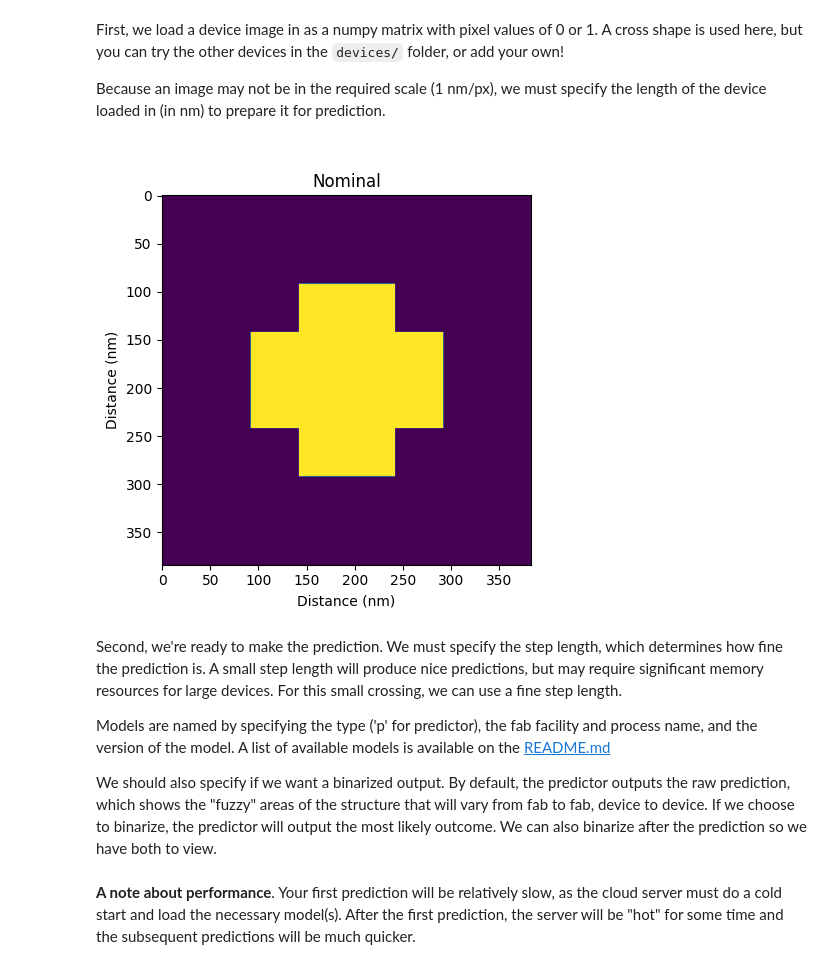
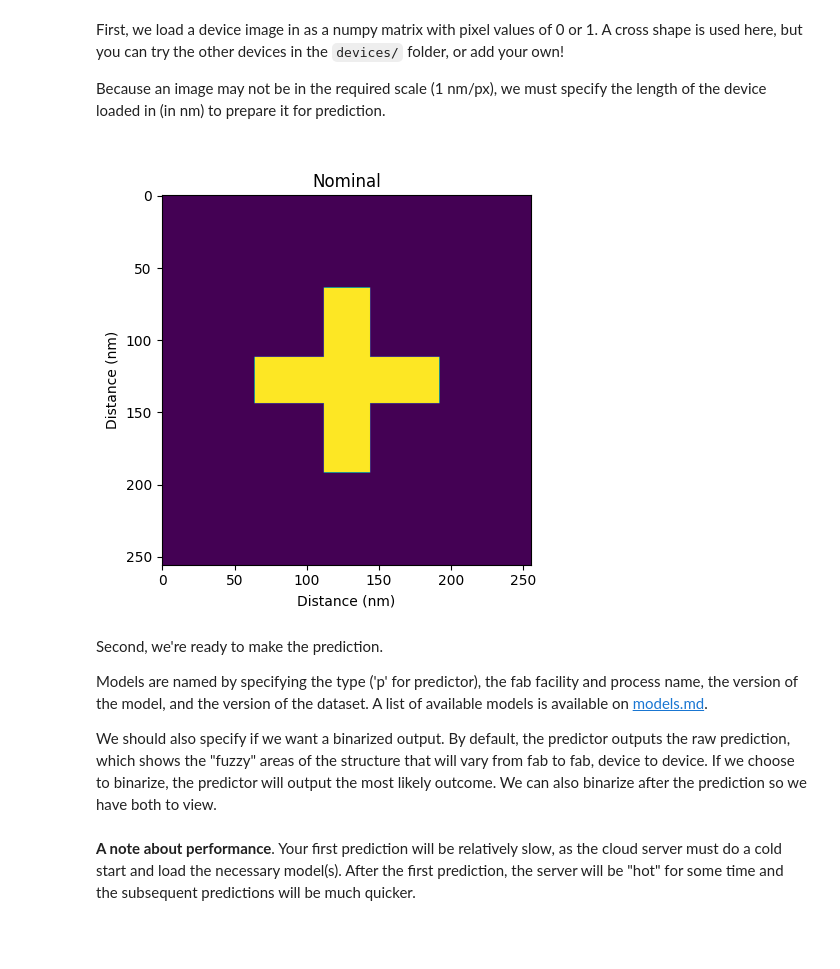
Before and after one commit to PreFab-Photonics/PreFab, a Jupyter notebook: examples/example_prediction.ipynb, the cells around one changed output. Saved outputs shown, nothing was run; the diff lists cells and outputs as text; code cells hidden in the pictures; blank space fills up the shorter version.

```diff
--- a/examples/example_prediction.ipynb
+++ b/examples/example_prediction.ipynb
@@ -11,21 +11,21 @@ First, we load a device image in as a numpy matrix with pixel values of 0 or 1.
 
 Because an image may not be in the required scale (1 nm/px), we must specify the length of the device loaded in (in nm) to prepare it for prediction.
 # %%
-DEVICE_LENGTH = 200
-device = pf.load_device_img(path='../devices/cross_64x128_256x256.png',
+DEVICE_LENGTH = 256
+device = pf.load_device_img(path='../devices/cross_32x128_256x256.png',
                             device_length=DEVICE_LENGTH)
 
 plt.imshow(device)
 plt.title('\nNominal')
 plt.ylabel('Distance (nm)')
 plt.xlabel('Distance (nm)')
 plt.show()
 # %% [output]
-[figure, old version]
+[figure, new version]
 # %% [markdown]
-Second, we're ready to make the prediction. We must specify the step length, which determines how fine the prediction is. A small step length will produce nice predictions, but may require significant memory resources for large devices. For this small crossing, we can use a fine step length.
+Second, we're ready to make the prediction.
 
-Models are named by specifying the type ('p' for predictor), the fab facility and process name, and the version of the model. A list of available models is available on the [README.md](README.md)
+Models are named by specifying the type ('p' for predictor), the fab facility and process name, the version of the model, and the version of the dataset. A list of available models is available on [models.md](docs/models.md).
 
 We should also specify if we want a binarized output. By default, the predictor outputs the raw prediction, which shows the "fuzzy" areas of the structure that will vary from fab to fab, device to device. If we choose to binarize, the predictor will output the most likely outcome. We can also binarize after the prediction so we have both to view.
 # %% [markdown]
```
Also changed, not shown: parts of 3 cells of this notebook, 5 other files.
